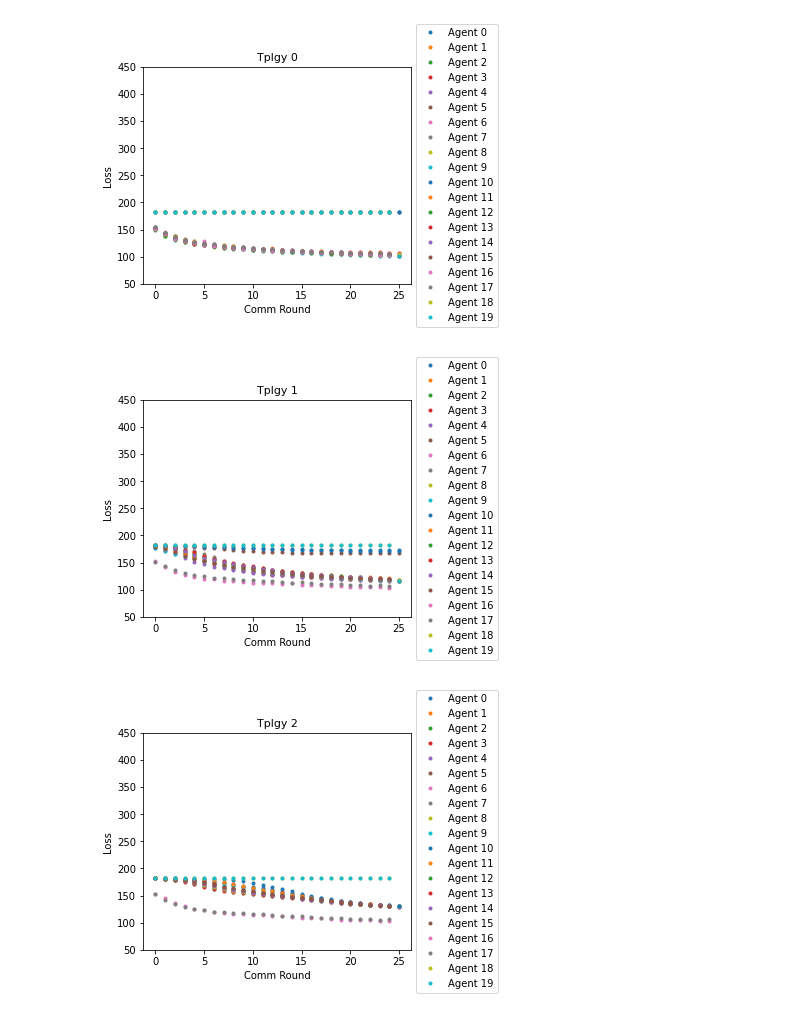
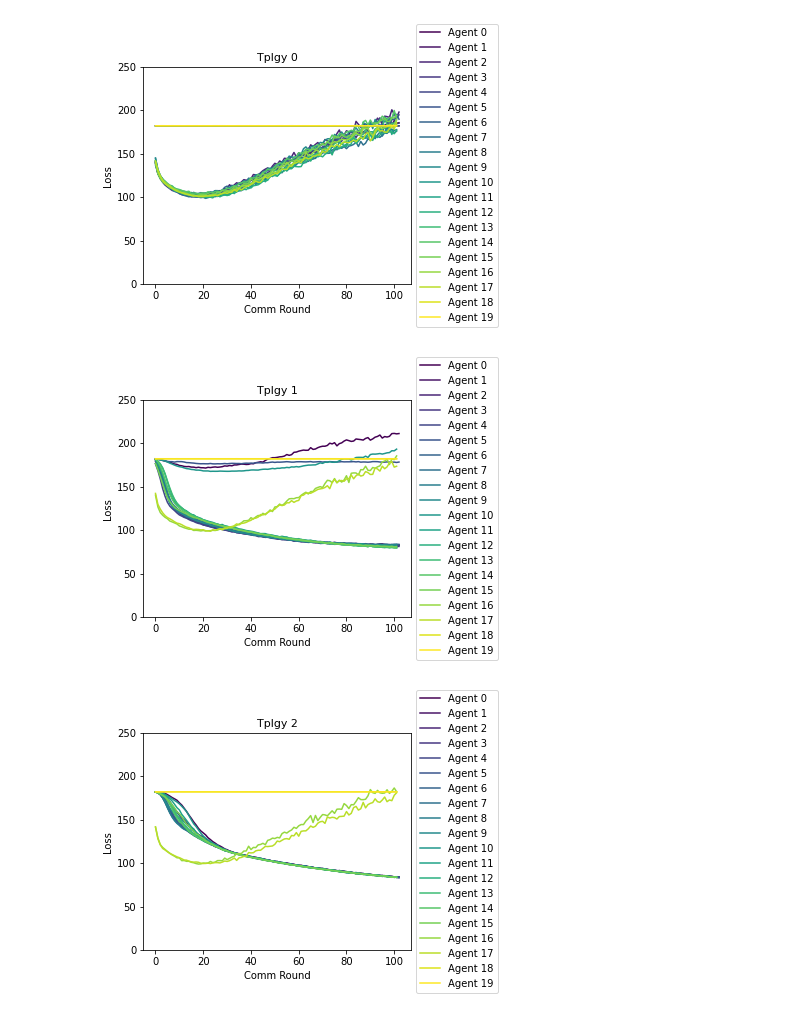
Before and after one commit to AitorB16/GLow, a Jupyter notebook: 16_visualize_results.ipynb, the cells around one changed output. Saved outputs shown, nothing was run; the diff lists cells and outputs as text; code cells hidden in the pictures.

```diff
--- a/16_visualize_results.ipynb
+++ b/16_visualize_results.ipynb
@@ -7,9 +8,10 @@ import matplotlib.pyplot as plt
 # %%
-run_name = 'graph_16_8'
+run_name = 'graph_16_16'
 seed = '1999'
 save_path = 'plots/'
 #file_path = 'outputs/no_pretrain/' + 'seed_' + seed + '/' + run_name #NEED TO READ ALL FILES
-file_path = run_name
+root_path = 'outputs/no_pretrain/seed1999_rounds2048/'
+file_path = root_path + run_name
 num_agents = 20
 # %%
 tplgys = []
@@ -203,7 +209,7 @@ plt.savefig(save_path+run_name+'_summarized_loss.pdf')
 # %%
 #VISUALIZE LOSSES PER TOPOLOGY AND AGENT
 loss_per_tplgy = []
-num_rounds = 512
+num_rounds = 2048
 for tplgy in raw_tplgys:
     tmp = tplgy[1].split()
     tmp_loss = []
@@ -213,7 +219,7 @@ for tplgy in raw_tplgys:
 # %%
 #VISUALIZE LOSSES PER TOPOLOGY AND AGENT
 loss_per_tplgy_by_agent = []
-num_rounds = 512
+num_rounds = 2048
 for loss_tplgy in loss_per_tplgy:
     loss_per_agent = []
     for i in range(num_agents):
@@ -224,42 +230,42 @@ for loss_tplgy in loss_per_tplgy:
     loss_per_tplgy_by_agent.append(loss_per_agent)
 # %%
 #VISUALIZE LOSSES PER TOPOLOGY AND AGENT
-
+viridis = cm.get_cmap('viridis', 20)
 for i in range(9):
-    plt.plot(loss_per_tplgy_by_agent[i][0], '.')
-    plt.plot(loss_per_tplgy_by_agent[i][1], '.')
-    plt.plot(loss_per_tplgy_by_agent[i][2], '.')
-    plt.plot(loss_per_tplgy_by_agent[i][3], '.')
-    plt.plot(loss_per_tplgy_by_agent[i][4], '.')
-    plt.plot(loss_per_tplgy_by_agent[i][5], '.')
-    plt.plot(loss_per_tplgy_by_agent[i][6], '.')
-    plt.plot(loss_per_tplgy_by_agent[i][7], '.')
-    plt.plot(loss_per_tplgy_by_agent[i][8], '.')
-    plt.plot(loss_per_tplgy_by_agent[i][9], '.')
-    plt.plot(loss_per_tplgy_by_agent[i][10], '.')
-    plt.plot(loss_per_tplgy_by_agent[i][11], '.')
-    plt.plot(loss_per_tplgy_by_agent[i][12], '.')
-    plt.plot(loss_per_tplgy_by_agent[i][13], '.')
-    plt.plot(loss_per_tplgy_by_agent[i][14], '.')
-    plt.plot(loss_per_tplgy_by_agent[i][15], '.')
-    plt.plot(loss_per_tplgy_by_agent[i][16], '.')
-    plt.plot(loss_per_tplgy_by_agent[i][17], '.')
-    plt.plot(loss_per_tplgy_by_agent[i][18], '.')
-    plt.plot(loss_per_tplgy_by_agent[i][19], '.')
-    plt.ylim(50, 450)
+    plt.plot(loss_per_tplgy_by_agent[i][0], color=viridis(0.))
+    plt.plot(loss_per_tplgy_by_agent[i][1], color=viridis(0.05))
+    plt.plot(loss_per_tplgy_by_agent[i][2], color=viridis(0.1))
+    plt.plot(loss_per_tplgy_by_agent[i][3], color=viridis(0.15))
+    plt.plot(loss_per_tplgy_by_agent[i][4], color=viridis(0.2))
+    plt.plot(loss_per_tplgy_by_agent[i][5], color=viridis(0.25))
+    plt.plot(loss_per_tplgy_by_agent[i][6], color=viridis(0.3))
+    plt.plot(loss_per_tplgy_by_agent[i][7], color=viridis(0.35))
+    plt.plot(loss_per_tplgy_by_agent[i][8], color=viridis(0.4))
+    plt.plot(loss_per_tplgy_by_agent[i][9], color=viridis(0.45))
+    plt.plot(loss_per_tplgy_by_agent[i][10],color=viridis(0.5))
+    plt.plot(loss_per_tplgy_by_agent[i][11],color=viridis(0.55))
+    plt.plot(loss_per_tplgy_by_agent[i][12],color=viridis(0.6))
+    plt.plot(loss_per_tplgy_by_agent[i][13],color=viridis(0.65))
+    plt.plot(loss_per_tplgy_by_agent[i][14],color=viridis(0.7))
+    plt.plot(loss_per_tplgy_by_agent[i][15],color=viridis(0.75))
+    plt.plot(loss_per_tplgy_by_agent[i][16],color=viridis(0.8))
+    plt.plot(loss_per_tplgy_by_agent[i][17],color=viridis(0.85))
+    plt.plot(loss_per_tplgy_by_agent[i][18],color=viridis(0.9))
+    plt.plot(loss_per_tplgy_by_agent[i][19],color=viridis(0.95))
+    plt.ylim(0, 250)
     plt.xlabel('Comm Round')
     plt.ylabel('Loss')
     plt.title("Tplgy "+str(i), fontsize=11)
 
     ax = plt.gca()
     box = ax.get_position()
     ax.set_position([box.x0, box.y0, box.width * 0.8, box.height])
 
     ax.legend(['Agent 0', 'Agent 1', 'Agent 2', 'Agent 3', 'Agent 4', 'Agent 5', 'Agent 6', 'Agent 7', 'Agent 8', 'Agent 9', 'Agent 10', 'Agent 11', 'Agent 12', 'Agent 13', 'Agent 14', 'Agent 15', 'Agent 16', 'Agent 17', 'Agent 18', 'Agent 19'], loc='center left', bbox_to_anchor=(1, 0.5))
 
     plt.savefig(save_path+str(i)+'_'+run_name+'_raw_summarized_loss.pdf')
     plt.show()
 # %% [output]
-[figure, old version]
+[figure, new version]
-[figure, old version]
+[figure, new version]
-[figure, old version]
+[figure, new version]
```
Also changed, not shown: parts of 8 cells of this notebook, 2 other files.
